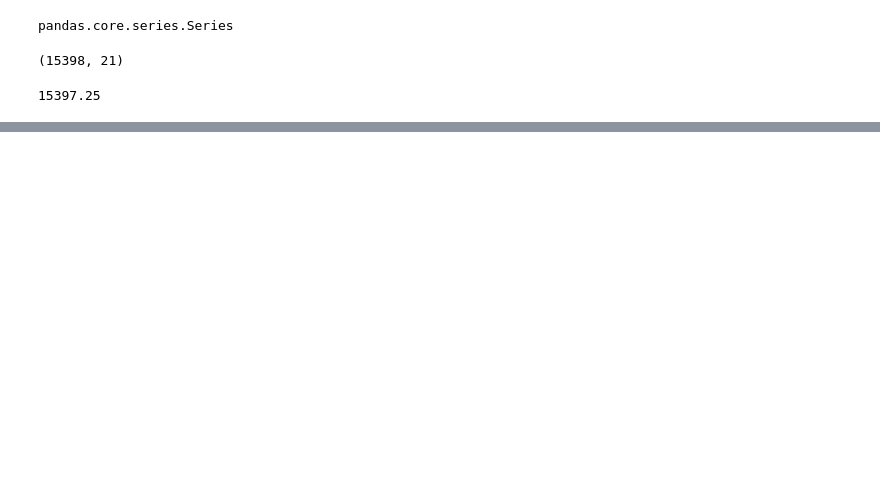
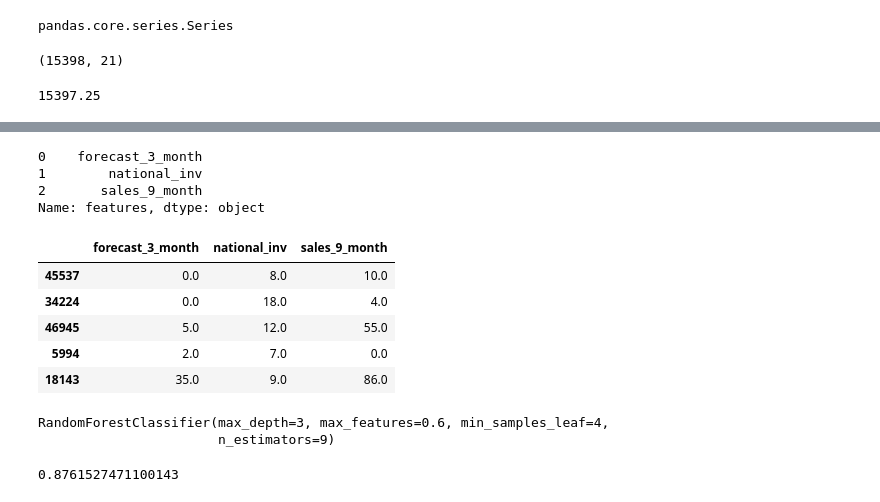
Before and after one commit to MrSagarBiswas/BackOrders-Model, a Jupyter notebook: ML BackOrders.ipynb, the cells around one changed output, grey strips where cells are left out. Cells and saved outputs as stored; diff of their text form; code cells hidden in the pictures; blank space fills up the shorter version.

```diff
--- a/ML BackOrders.ipynb
+++ b/ML BackOrders.ipynb
@@ -285,7 +287,7 @@ from sklearn.feature_selection import RFE
 from sklearn.ensemble import RandomForestClassifier
 RF=RandomForestClassifier(random_state=42)
 
-rfe_RF=RFE(RF,n_features_to_select=4,verbose=21)
+rfe_RF=RFE(RF,n_features_to_select=3,verbose=21)
 
 rfe_RF.fit(x_train, y_train)
 names=x_train.columns.tolist()
@@ -300,0 +319,26 @@ RFE does not accept missing values encoded as NaN natively. For supervised learn
+# %%
+RFE_selected
+# %% [output]
+0    forecast_3_month
+1        national_inv
+2       sales_9_month
+Name: features, dtype: object
+# %%
+x_train=x_train[RFE_selected]
+x_test=x_test[RFE_selected]
+# %%
+x_train.head()
+# %% [output]
+|  | forecast_3_month | national_inv | sales_9_month |
+| 45537 | 0.0 | 8.0 | 10.0 |
+| 34224 | 0.0 | 18.0 | 4.0 |
+| 46945 | 5.0 | 12.0 | 55.0 |
+| 5994 | 2.0 | 7.0 | 0.0 |
+| 18143 | 35.0 | 9.0 | 86.0 |
+# %%
+from sklearn.ensemble import RandomForestClassifier
+RF_model=RandomForestClassifier(max_depth=3, max_features=0.6, min_samples_leaf=4,n_estimators=9)
+RF_model.fit(x_train,y_train)
+# %% [output]
+RandomForestClassifier(max_depth=3, max_features=0.6, min_samples_leaf=4,
+                       n_estimators=9)
@@ -300,0 +352,6 @@ RFE does not accept missing values encoded as NaN natively. For supervised learn
+# %%
+from sklearn.metrics import accuracy_score
+accuracy_test=accuracy_score(y_test, preds)
+accuracy_test
+# %% [output]
+0.8761527471100143
```
Also changed, not shown: parts of 19 cells of this notebook, 2 other files.
